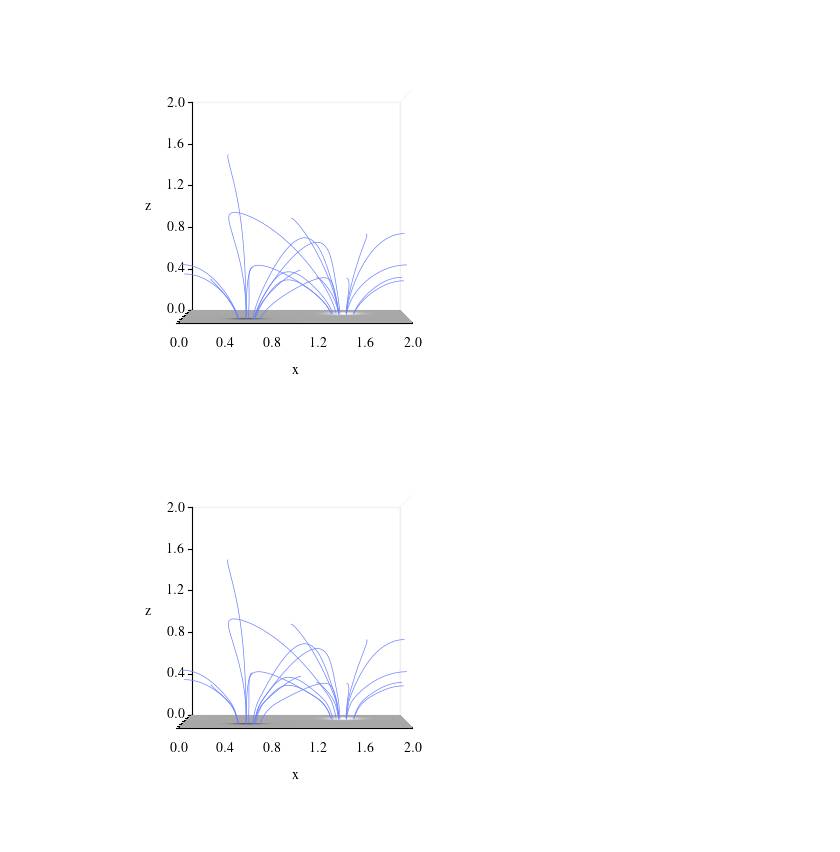
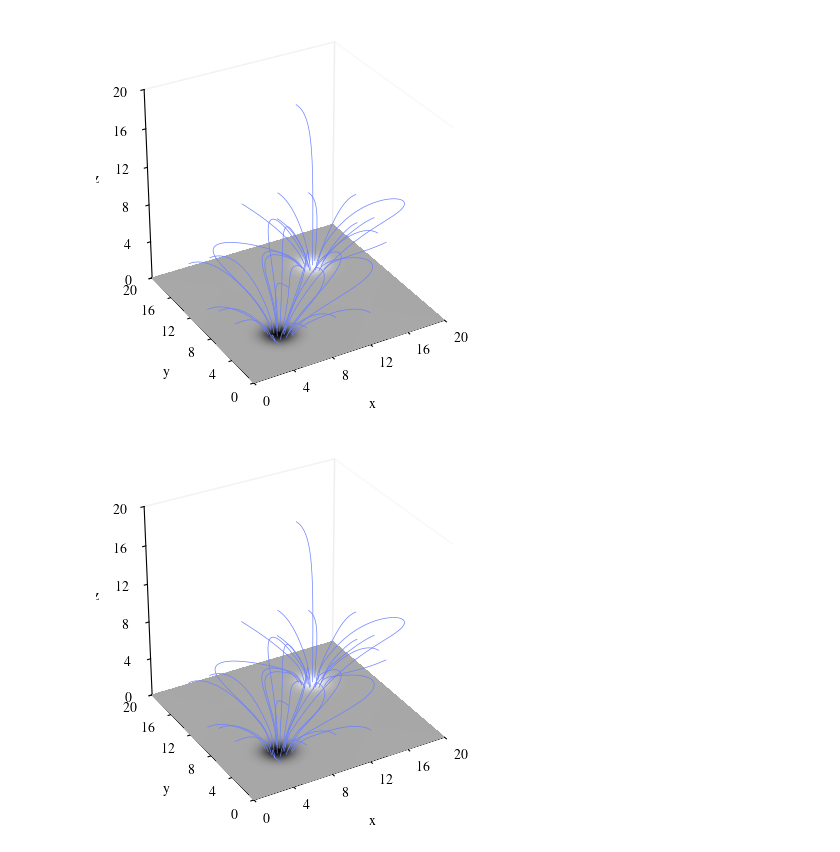
Before and after one commit to LMNadol/mflex, a Jupyter notebook: mhsflex/performance_pp.ipynb, the cells around one changed output. Cells and saved outputs as stored; diff of their text form; code cells hidden in the pictures.

```diff
--- a/mhsflex/performance_pp.ipynb
+++ b/mhsflex/performance_pp.ipynb
@@ -52,17 +49,17 @@ nresol_x = 200
 nresol_y = 200
 nresol_z = 400
 xmin = 0.0
-xmax = 2.0  # in units of 10^4 km, therefore corresponds to 20Mm
+xmax = 20.0  # in units of 10^4 km, therefore corresponds to 20Mm
 ymin = 0.0
-ymax = 2.0
+ymax = 20.0
 zmin = 0.0
-zmax = 2.0
+zmax = 20.0
 pixelsize_x = (xmax - xmin) / nresol_x
 pixelsize_y = (ymax - ymin) / nresol_y
 pixelsize_z = (zmax - zmin) / nresol_z
 
-z0 = 0.2
-deltaz = 0.02
+z0 = 2.0
+deltaz = 0.2
 
 nf_max = 200
 
@@ -96,7 +93,7 @@ folder = "/Users/lilli/Desktop/Thesis/Performance"
 # %%
 # Height profile f parameters
 a = 0.44
-alpha = 0.5
+alpha = 0.05
 b = 1.0
 
 # Magnitc field parameters
@@ -730,12 +721,12 @@ show_footpoints(data3d)
 # %%
 folder = "/Users/lilli/Desktop/Thesis/Performance/plots_low"
 
-plot(data3dL, 'side', save=True, path=folder)
+plot(data3dL, 'angular', save=True, path=folder)
 # %% [output]
-[figure, old version]
+[figure, new version]
 # %%
 folder = "/Users/lilli/Desktop/Thesis/Performance/plots_2F1"
 
-plot(data3dNW, 'side', save=True, path=folder)
+plot(data3dNW, 'angular', save=True, path=folder)
 # %% [output]
-[figure, old version]
+[figure, new version]
```
Also changed, not shown: parts of 8 cells of this notebook, 10 other files.
